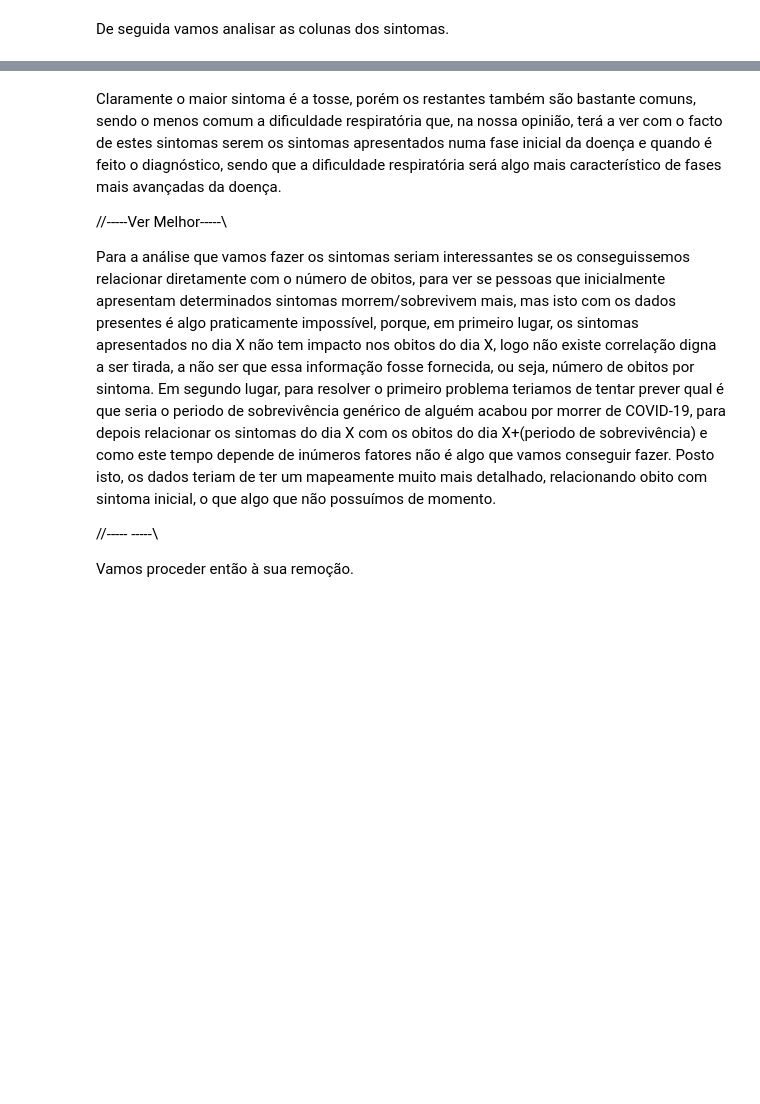
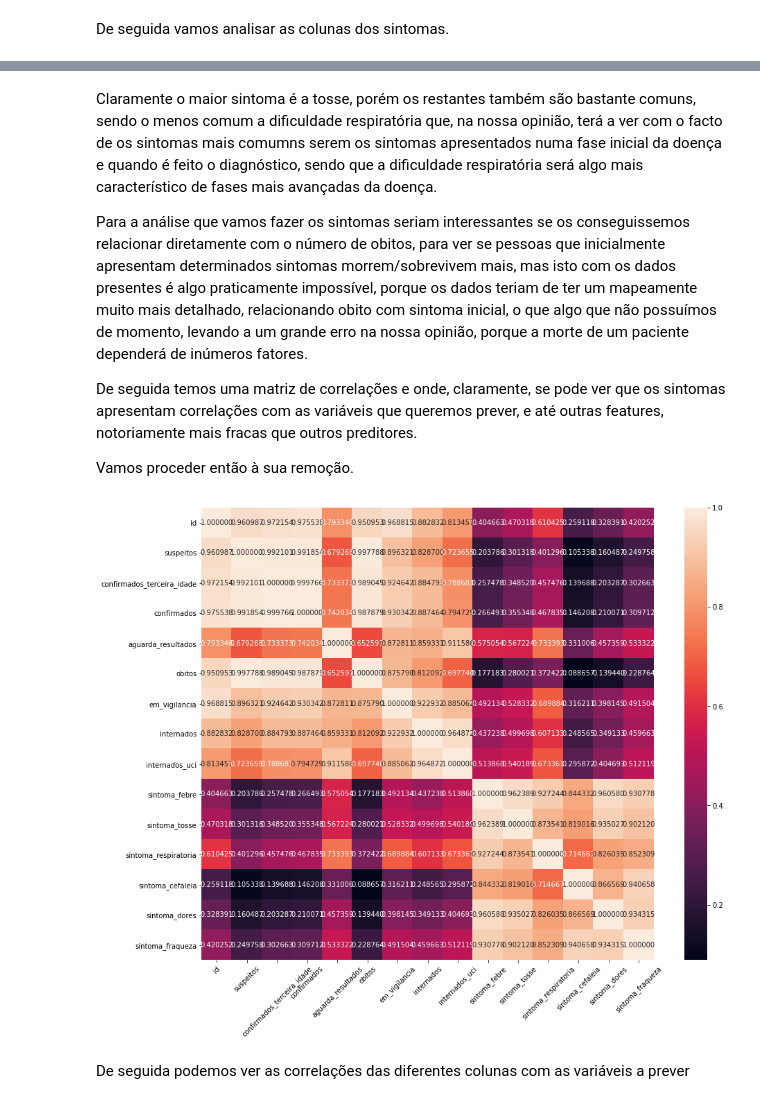
Before and after one commit to Dantas198/AA2-2019-20, a Jupyter notebook: AA2-COVID-19.ipynb, the cells around one changed output, grey strips where cells are left out. Cells and saved outputs as stored; diff of their text form; code cells hidden in the pictures; blank space fills up the shorter version.

```diff
--- a/AA2-COVID-19.ipynb
+++ b/AA2-COVID-19.ipynb
@@ -302,14 +185,19 @@ plt.bar(['febre', 'tosse', 'dif_respiratoria', 'dores', 'fraqueza', 'cefaleia'],
 # %% [markdown]
-Claramente o maior sintoma é a tosse, porém os restantes também são bastante comuns, sendo o menos comum a dificuldade respiratória que, na nossa opinião, terá a ver com o facto de estes sintomas serem os sintomas apresentados numa fase inicial da doença e quando é feito o diagnóstico, sendo que a dificuldade respiratória será algo mais característico de fases mais avançadas da doença.
+Claramente o maior sintoma é a tosse, porém os restantes também são bastante comuns, sendo o menos comum a dificuldade respiratória que, na nossa opinião, terá a ver com o facto de os sintomas mais comumns serem os sintomas apresentados numa fase inicial da doença e quando é feito o diagnóstico, sendo que a dificuldade respiratória será algo mais característico de fases mais avançadas da doença.
 
+Para a análise que vamos fazer os sintomas seriam interessantes se os conseguissemos relacionar diretamente com o número de obitos, para ver se pessoas que inicialmente apresentam determinados sintomas morrem/sobrevivem mais, mas isto com os dados presentes é algo praticamente impossível, porque os dados teriam de ter um mapeamente muito mais detalhado, relacionando obito com sintoma inicial, o que algo que não possuímos de momento, levando a um grande erro na nossa opinião, porque a morte de um paciente dependerá de inúmeros fatores.
 
-//-----Ver Melhor-----\\
-
-Para a análise que vamos fazer os sintomas seriam interessantes se os conseguissemos relacionar diretamente com o número de obitos, para ver se pessoas que inicialmente apresentam determinados sintomas morrem/sobrevivem mais, mas isto com os dados presentes é algo praticamente impossível, porque, em primeiro lugar, os sintomas apresentados no dia X não tem impacto nos obitos do dia X, logo não existe correlação digna a ser tirada, a não ser que essa informação fosse fornecida, ou seja, número de obitos por sintoma. Em segundo lugar, para resolver o primeiro problema teriamos de tentar prever qual é que seria o periodo de sobrevivência genérico de alguém acabou por morrer de COVID-19, para depois relacionar os sintomas do dia X com os obitos do dia X+(periodo de sobrevivência) e como este tempo depende de inúmeros fatores não é algo que vamos conseguir fazer. Posto isto, os dados teriam de ter um mapeamente muito mais detalhado, relacionando obito com sintoma inicial, o que algo que não possuímos de momento.
-
-//-----           -----\\
+De seguida temos uma matriz de correlações e onde, claramente, se pode ver que os sintomas apresentam correlações com as variáveis que queremos prever, e até outras features, notoriamente mais fracas que outros preditores.
 
 Vamos proceder então à sua remoção.
+# %%
+corr = train_dataset.corr()
+plt.figure(figsize=(16,12))
+ax = sns.heatmap(corr, square=True, annot=True, fmt='.6f', linecolor='white')
+ax.set_xticklabels(ax.get_xticklabels(), rotation=45)
+plt.show()
+# %% [output]
+[figure, added]
 # %%
 columns = [x for x in range(9, 15)]
 train_dataset = train_dataset.drop(train_dataset.columns[columns], axis=1)
@@ -317,0 +204,2 @@ train_dataset.head()
+# %% [markdown]
+De seguida podemos ver as correlações das diferentes colunas com as variáveis a prever
```
Also changed, not shown: parts of 68 cells of this notebook.
